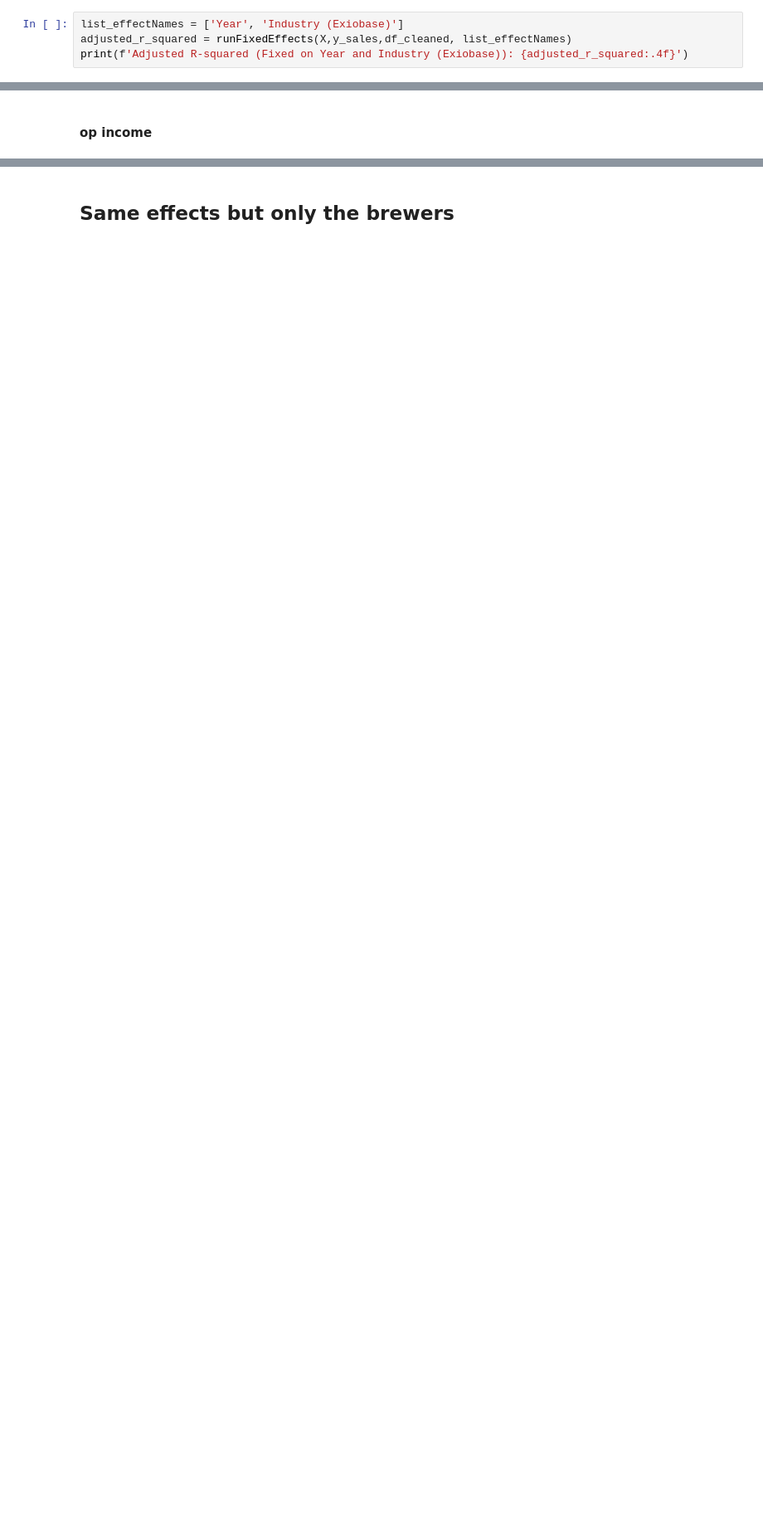
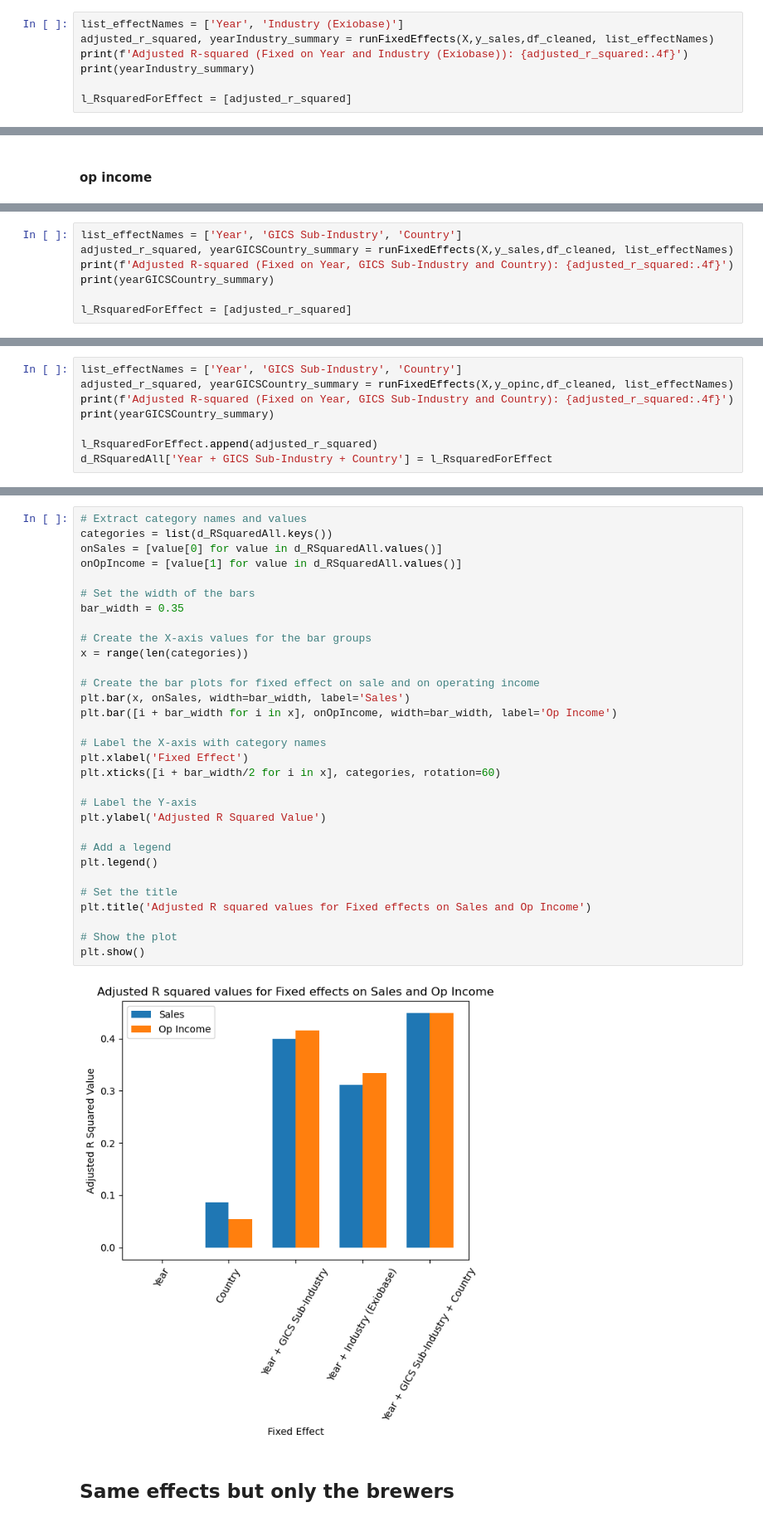
Before and after one commit to yummypugs/SPM-Project-Harvard, a Jupyter notebook: Models/SDG_HARVARD_FixedEffects.ipynb, the cells around one changed output, grey strips where cells are left out. Shown at 83% size. Cells and saved outputs as stored; diff of their text form; blank space fills up the shorter version.

Commit message:
added pdfscraper
added sdg reports to test scraper
updated fixed effects and lasso

```diff
--- a/Models/SDG_HARVARD_FixedEffects.ipynb
+++ b/Models/SDG_HARVARD_FixedEffects.ipynb
@@ -127,7 +261,10 @@ Adjusted R-squared (Fixed on Year and GICS Sub-Industry): 0.4150
 #### sales
 # %%
 list_effectNames = ['Year', 'Industry (Exiobase)']
-adjusted_r_squared = runFixedEffects(X,y_sales,df_cleaned, list_effectNames)
+adjusted_r_squared, yearIndustry_summary = runFixedEffects(X,y_sales,df_cleaned, list_effectNames)
 print(f'Adjusted R-squared (Fixed on Year and Industry (Exiobase)): {adjusted_r_squared:.4f}')
+print(yearIndustry_summary)
+
+l_RsquaredForEffect = [adjusted_r_squared]
 # %% [output]
 Adjusted R-squared (Fixed on Year and Industry (Exiobase)): 0.3108
@@ -141,0 +318,7 @@ Adjusted R-squared (Fixed on Year and Industry (Exiobase)): 0.3334
+# %%
+list_effectNames = ['Year', 'GICS Sub-Industry', 'Country']
+adjusted_r_squared, yearGICSCountry_summary = runFixedEffects(X,y_sales,df_cleaned, list_effectNames)
+print(f'Adjusted R-squared (Fixed on Year, GICS Sub-Industry and Country): {adjusted_r_squared:.4f}')
+print(yearGICSCountry_summary)
+
+l_RsquaredForEffect = [adjusted_r_squared]
@@ -141,0 +345,8 @@ Adjusted R-squared (Fixed on Year and Industry (Exiobase)): 0.3334
+# %%
+list_effectNames = ['Year', 'GICS Sub-Industry', 'Country']
+adjusted_r_squared, yearGICSCountry_summary = runFixedEffects(X,y_opinc,df_cleaned, list_effectNames)
+print(f'Adjusted R-squared (Fixed on Year, GICS Sub-Industry and Country): {adjusted_r_squared:.4f}')
+print(yearGICSCountry_summary)
+
+l_RsquaredForEffect.append(adjusted_r_squared)
+d_RSquaredAll['Year + GICS Sub-Industry + Country'] = l_RsquaredForEffect
@@ -142,3 +380,36 @@ Adjusted R-squared (Fixed on Year and Industry (Exiobase)): 0.3334
+# %%
+# Extract category names and values
+categories = list(d_RSquaredAll.keys())
+onSales = [value[0] for value in d_RSquaredAll.values()]
+onOpIncome = [value[1] for value in d_RSquaredAll.values()]
+
+# Set the width of the bars
+bar_width = 0.35
+
+# Create the X-axis values for the bar groups
+x = range(len(categories))
+
+# Create the bar plots for fixed effect on sale and on operating income
+plt.bar(x, onSales, width=bar_width, label='Sales')
+plt.bar([i + bar_width for i in x], onOpIncome, width=bar_width, label='Op Income')
+
+# Label the X-axis with category names
+plt.xlabel('Fixed Effect')
+plt.xticks([i + bar_width/2 for i in x], categories, rotation=60)
+
+# Label the Y-axis
+plt.ylabel('Adjusted R Squared Value')
+
+# Add a legend
+plt.legend()
+
+# Set the title
+plt.title('Adjusted R squared values for Fixed effects on Sales and Op Income')
+
+# Show the plot
+plt.show()
+# %% [output]
+[figure, added]
 # %% [markdown]
 ## Same effects but only the brewers
 # %%
```
Also changed, not shown: parts of 24 cells of this notebook, 5 other files.
